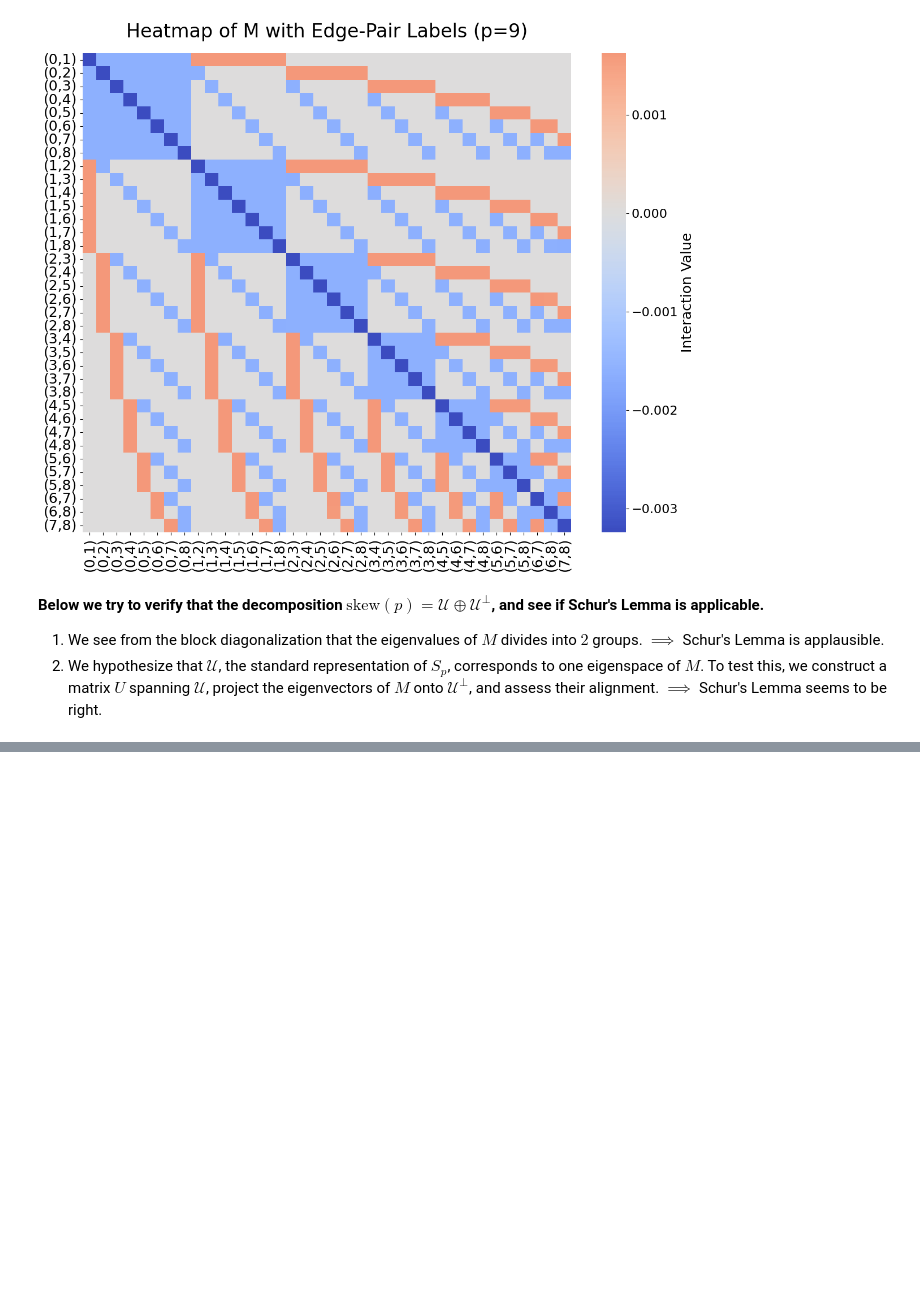
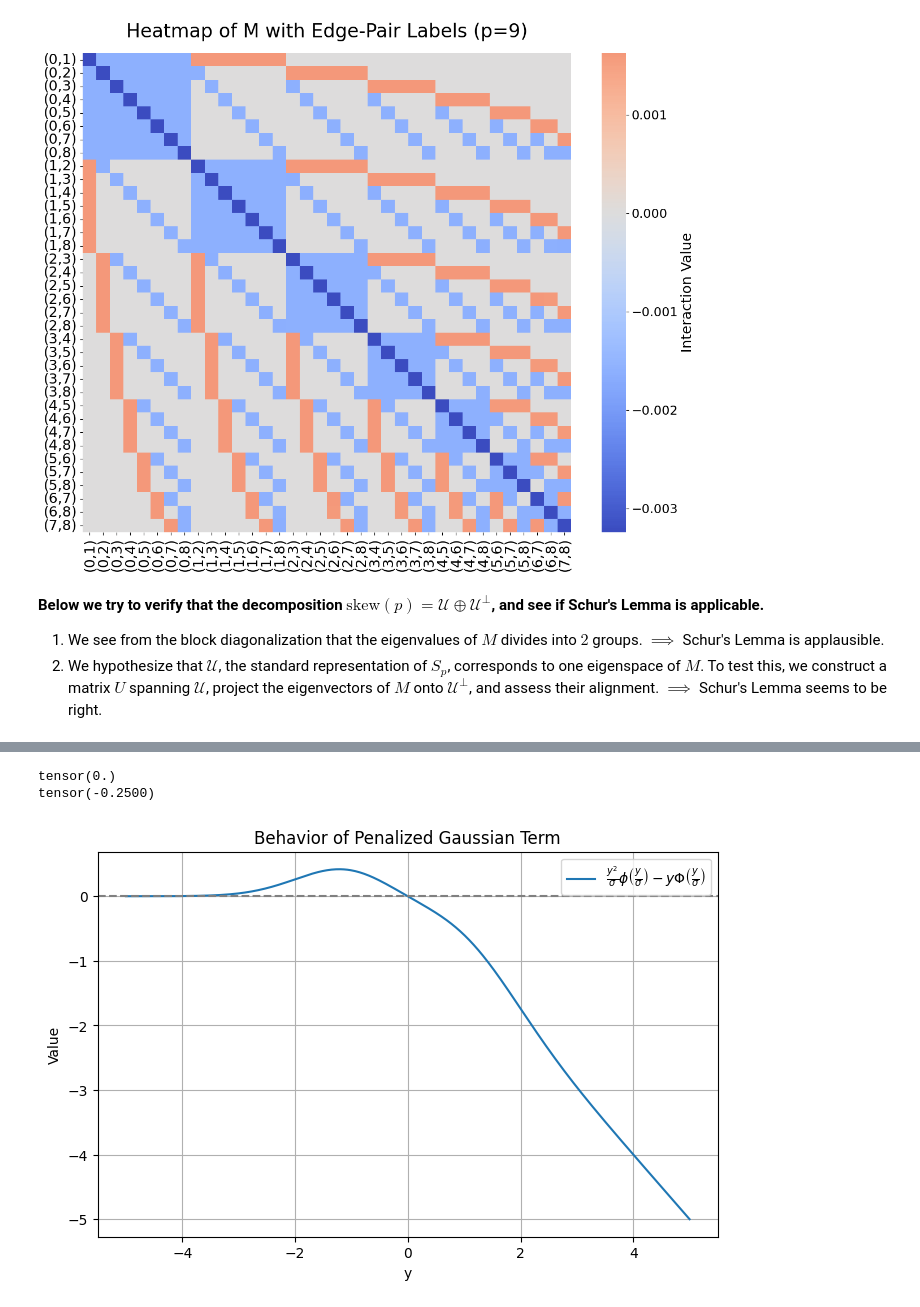
Before and after one commit to Shiwen-Yang/SCOPE, a Jupyter notebook: R_Hess_properties.ipynb, the cells around one changed output, grey strips where cells are left out. Cells and saved outputs as stored; diff of their text form; code cells hidden in the pictures; blank space fills up the shorter version.

```diff
--- a/R_Hess_properties.ipynb
+++ b/R_Hess_properties.ipynb
@@ -147,0 +170,44 @@ Residuals of Q_top outside skew-flow space: tensor([0.9651, 0.9990, 0.9376, 0.99
+# %%
+p = 3
+Y = torch.ones(15, p)/p
+
+u = torch.tensor([1, -2], dtype=torch.float32)
+u_perp = torch.tensor([1, p-2], dtype=torch.float32)
+
+d_kappa = verify_m_entries(Y)
+print(d_kappa @ u)
+print(d_kappa @ u_perp)
+# %% [output]
+tensor(0.)
+tensor(-0.2500)
+# %%
+import torch
+import matplotlib.pyplot as plt
+from torch.distributions.normal import Normal
+
+# Define the function using torch
+def kappa_core(y, sigma):
+    normal = Normal(loc=0.0, scale=1.0)
+    phi = normal.log_prob(y / sigma).exp()
+    Phi = normal.cdf(y / sigma)
+    return (y**2 / sigma) * phi - y * Phi
+
+# Generate a range of y values
+y_vals = torch.linspace(-5, 5, steps=500)
+sigma = 1
+
+# Compute the function values
+kappa_vals = kappa_core(y_vals, sigma)
+
+# Plot the function
+plt.figure(figsize=(8, 5))
+plt.plot(y_vals.numpy(), kappa_vals.numpy(), label=r"$\frac{y^2}{\sigma} \phi\left(\frac{y}{\sigma}\right) - y \Phi\left(\frac{y}{\sigma}\right)$")
+plt.axhline(0, color='gray', linestyle='--')
+plt.title("Behavior of Penalized Gaussian Term")
+plt.xlabel("y")
+plt.ylabel("Value")
+plt.legend()
+plt.grid(True)
+plt.show()
+# %% [output]
+[figure, added]
```
Also changed, not shown: parts of 13 cells of this notebook, 1 other file.
